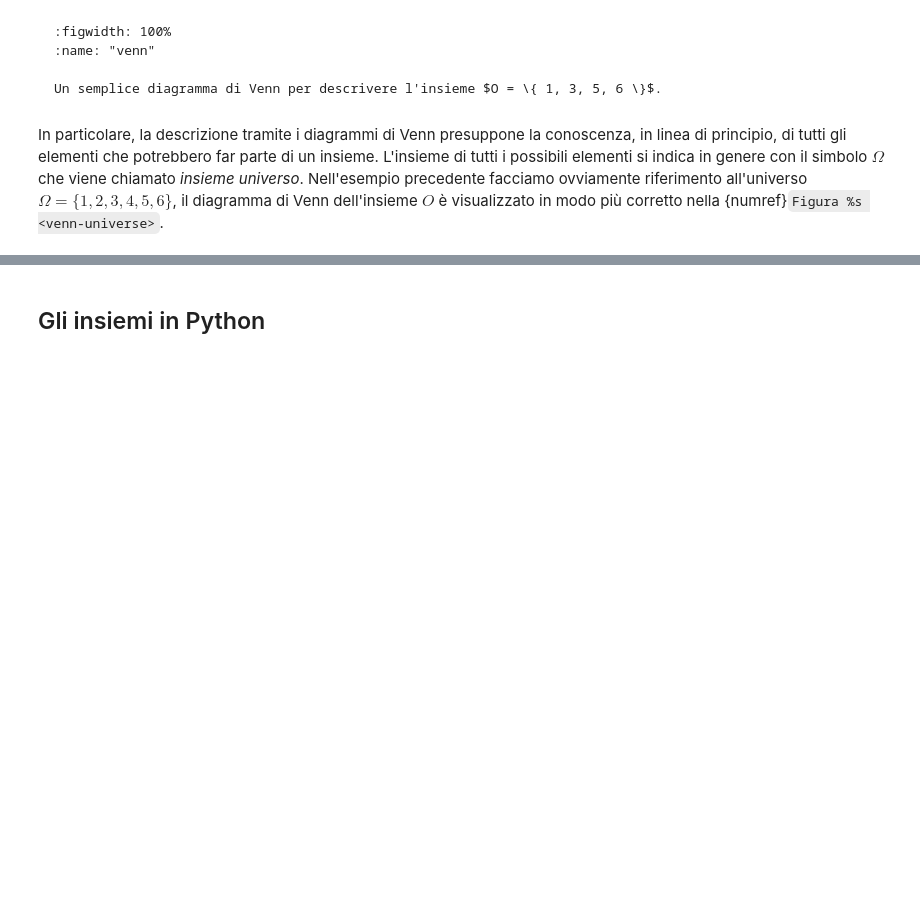
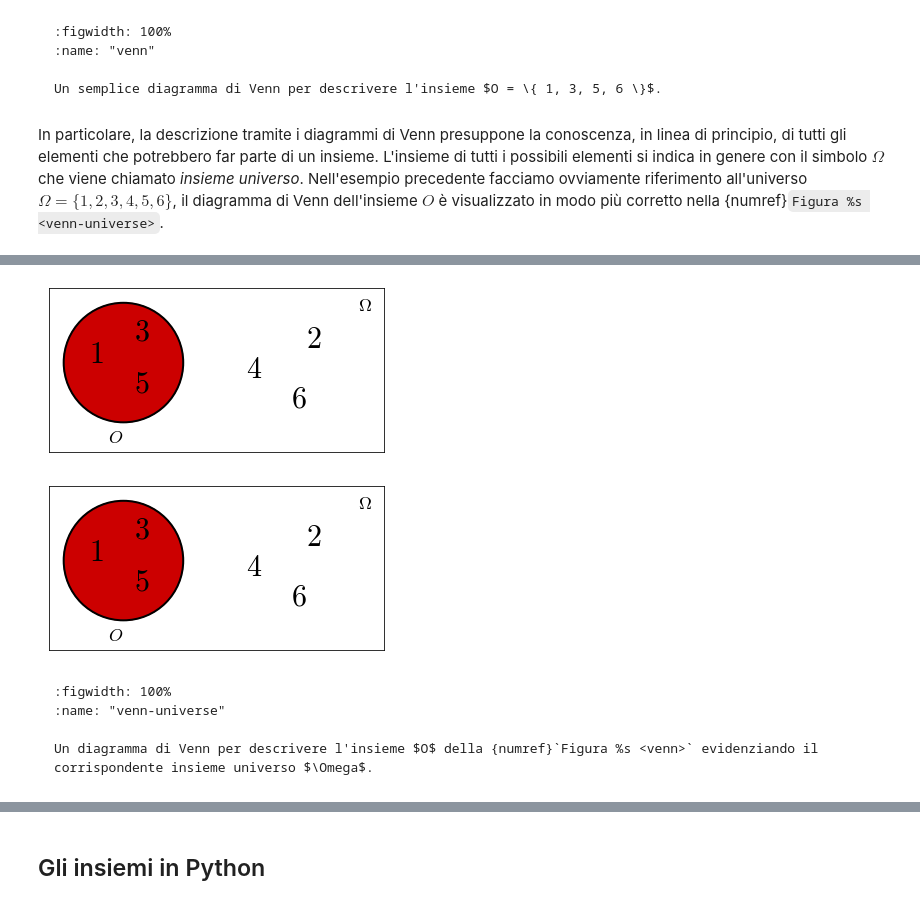
Before and after one commit to dariomalchiodi/sds, a Jupyter notebook: _sources/p3-CP/c2-teoria-insiemi/teoria-insiemi.ipynb, the cells around one changed output, grey strips where cells are left out. Drawn from its saved outputs; the diff is of its cells as text; code cells hidden in the pictures; blank space fills up the shorter version.

````diff
--- a/_sources/p3-CP/c2-teoria-insiemi/teoria-insiemi.ipynb
+++ b/_sources/p3-CP/c2-teoria-insiemi/teoria-insiemi.ipynb
@@ -108 +85,54 @@ glue("venn-universe-picture", fig, display=False)
+# %%
+fig = plt.figure()
+
+v = venn2(subsets=(3, 3, 0), set_labels=('$O$', ''))
+c = venn2_circles(subsets=(3, 3, 0))
+
+for l in v.set_labels:
+    l.set_fontsize(font_size)
+
+for area in ['01', '10', '11']:
+    if area != '11':
+        #v.get_patch_by_id(area).set_color('skyblue')
+        #v.get_patch_by_id(area).set_alpha(1)
+        txt = v.get_label_by_id(area)
+        if txt:
+            txt.set_text('')
+
+v.get_patch_by_id('10').set_color(venn_set_color)
+v.get_patch_by_id('10').set_alpha(1)
+
+v.get_patch_by_id('01').set_color('white')
+c[1].set_edgecolor('white')
+
+#plt.gca().set_axis_on()
+plt.gca().set_facecolor('white')
+
+ymin, ymax = plt.gca().get_ylim()
+plt.ylim(ymin - 0.1, ymax)
+plt.gca().set_facecolor('white')
+plt.gca().set_axis_on()
+
+plt.text(-0.85, 0, '$1$', fontsize=30)
+plt.text(-0.55, 0.15, '$3$', fontsize=30)
+plt.text(-0.55, -0.2, '$5$', fontsize=30)
+
+plt.text(.6, .1, '$2$', fontsize=30)
+plt.text(.2, -0.1, '$4$', fontsize=30)
+plt.text(.5, -0.3, '$6$', fontsize=30)
+
+plt.text(0.95, 0.35, '$\Omega$')
+plt.show()
+
+glue("venn-universe-picture", fig, display=False)
+# %% [output]
+[figure, added]
+[figure, added]
+# %% [markdown]
+```{glue:figure} venn-universe-picture
+:figwidth: 100%
+:name: "venn-universe"
+
+Un diagramma di Venn per descrivere l'insieme $O$ della {numref}`Figura %s <venn>` evidenziando il corrispondente insieme universo $\Omega$.
+```
 # %% [markdown]
````
Also changed, not shown: parts of 27 cells of this notebook, 29 other files.
